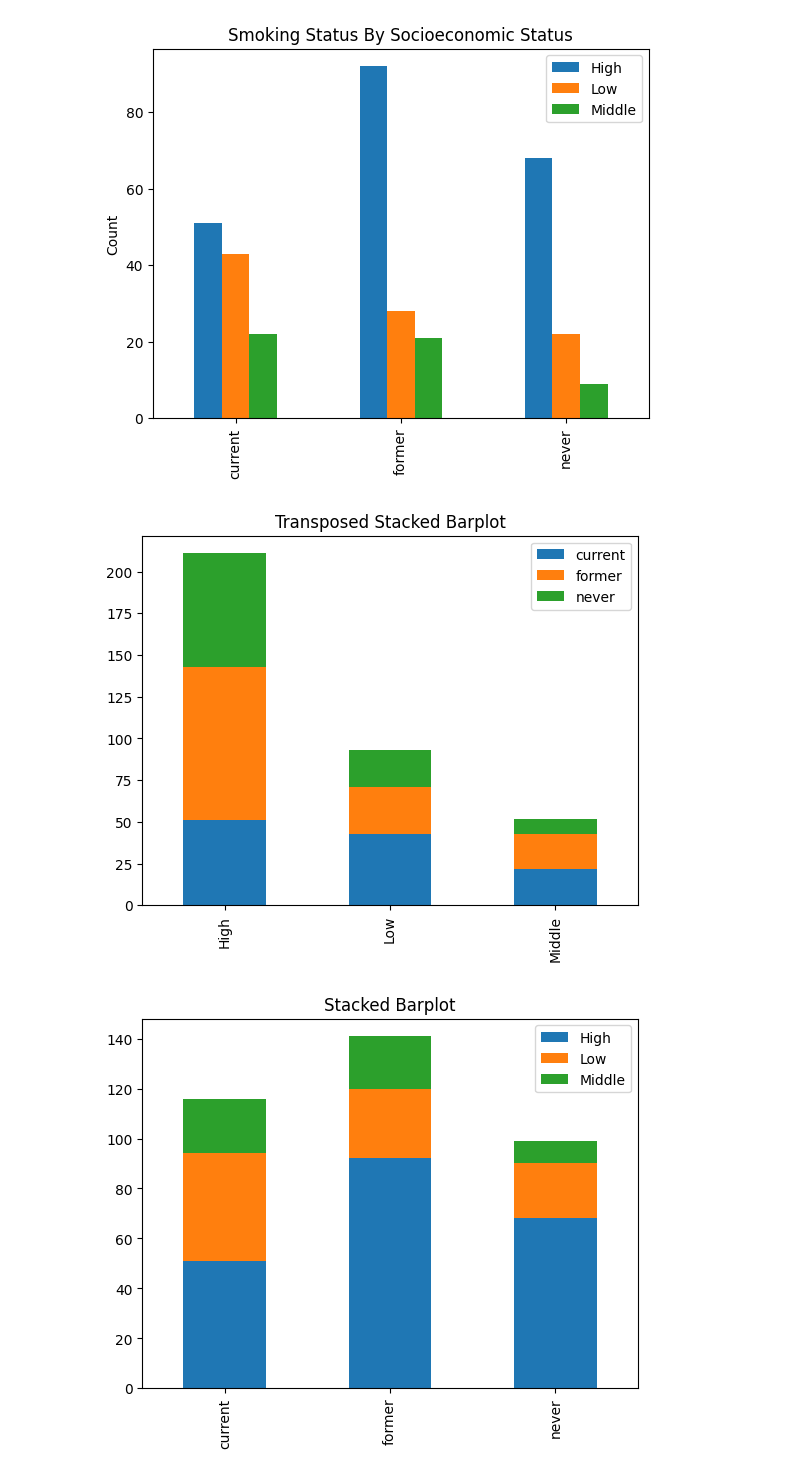
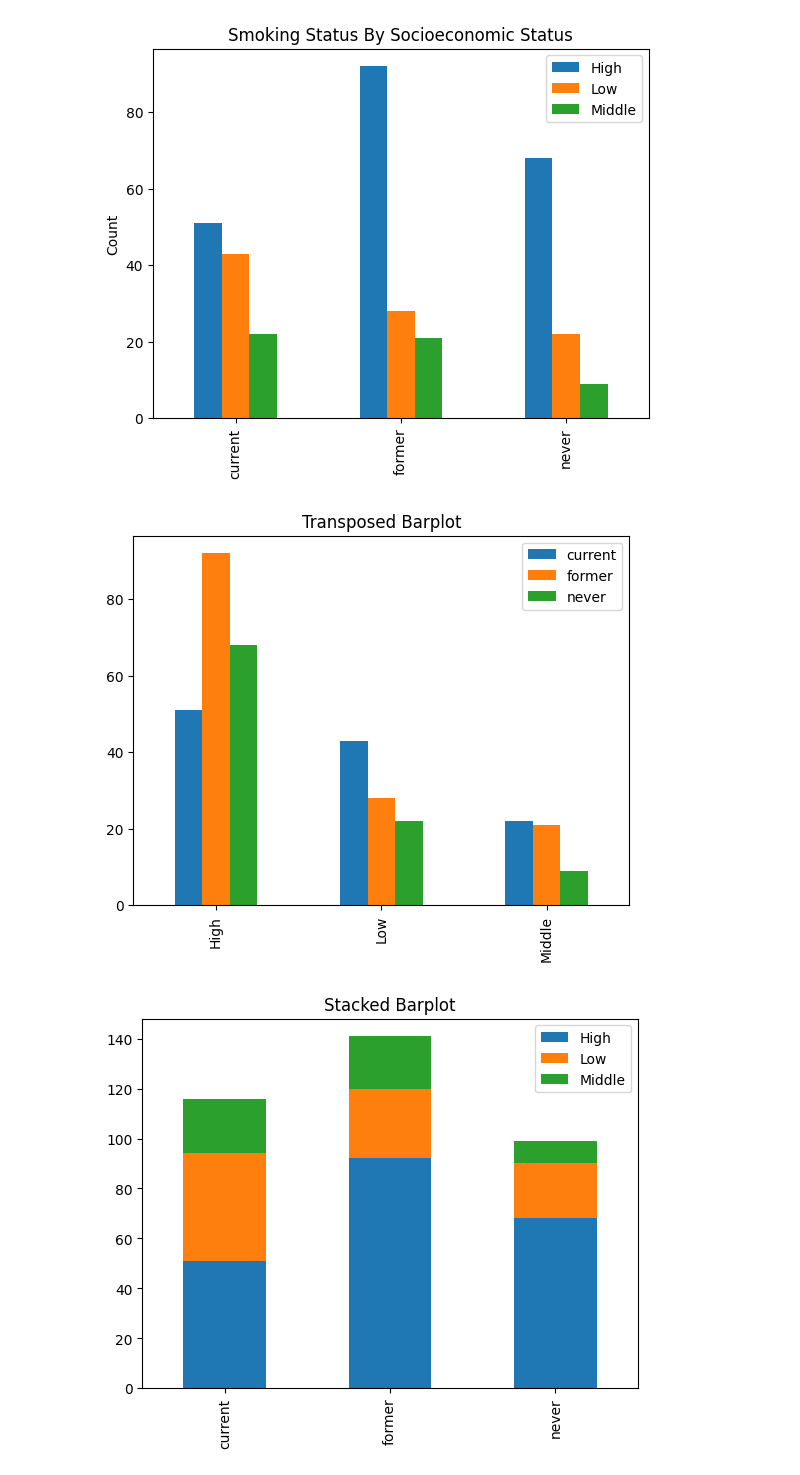
Before and after one commit to hogeschool/CMIBOD021T-2526, a Jupyter notebook: notebooksAndScripts/week2_part2_otherDatasets.ipynb, the cells around one changed output. Drawn from its saved outputs; the diff is of its cells as text; code cells hidden in the pictures.

```diff
--- a/notebooksAndScripts/week2_boxplot.ipynb
+++ b/notebooksAndScripts/week2_part2_otherDatasets.ipynb
@@ -372,11 +369,11 @@ plt.show()
 # %% [output]
 [figure]
 # %%
-# 3. Transposed barplot (swap rows/columns)
-smoke.T.plot(kind="bar", stacked=True, legend=True)
-plt.title("Transposed Stacked Barplot")
+# 3. Transposed barplot
+smoke.T.plot(kind="bar")
+plt.title("Transposed Barplot")
 plt.show()
 # %% [output]
-[figure, old version]
+[figure, new version]
 # %%
 # 2. Stacked barplot
```
Also changed, not shown: parts of 18 cells of this notebook, 2 other files.
